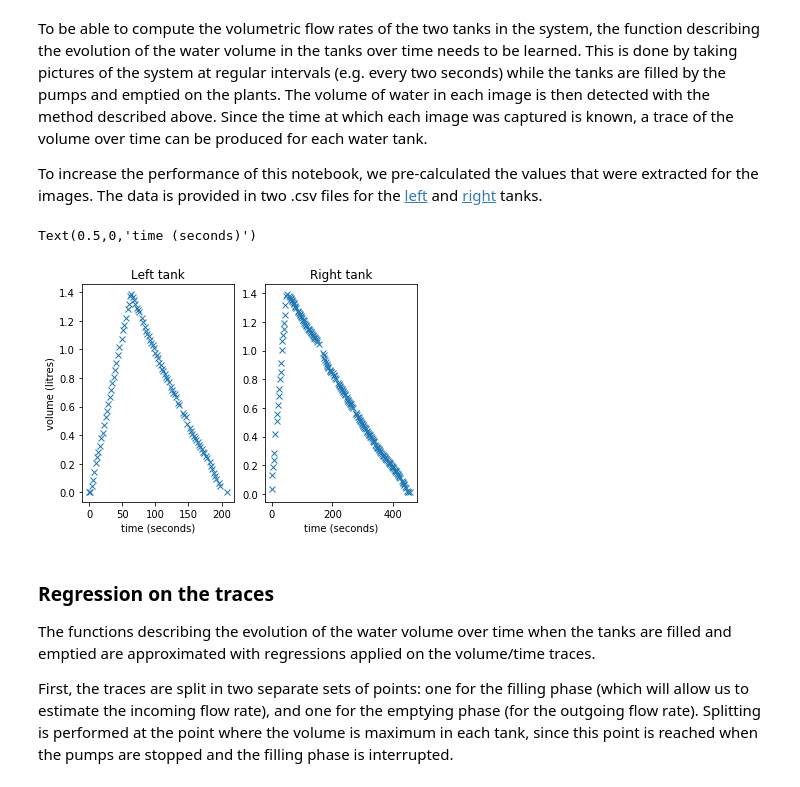
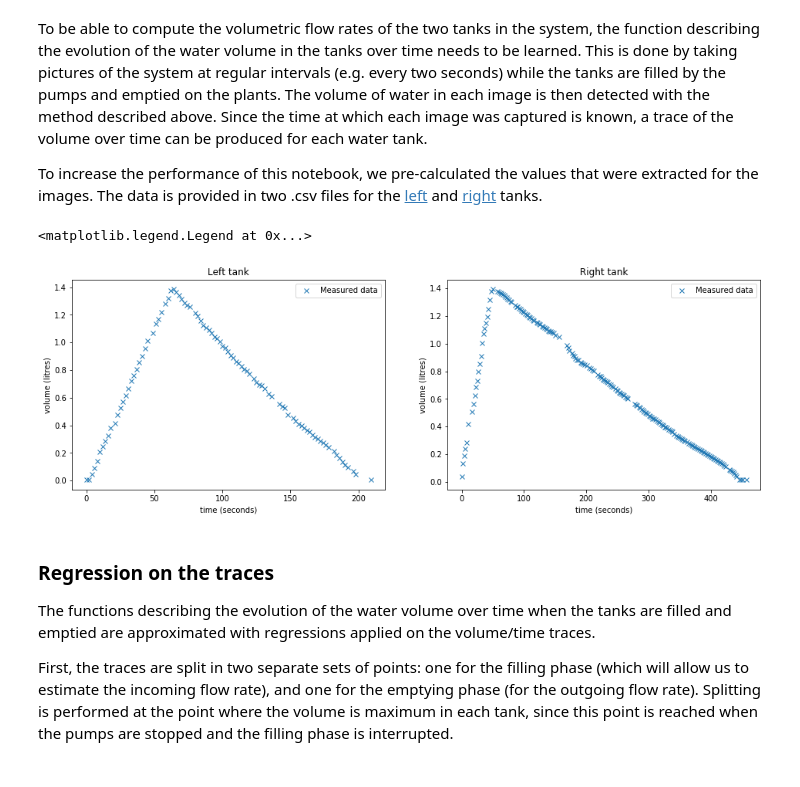
Before and after one commit to crestdsl/CREST, a Jupyter notebook: FlowCalculation.ipynb, the cells around one changed output. Saved outputs shown, nothing was run; the diff lists cells and outputs as text; code cells hidden in the pictures.

```diff
--- a/FlowCalculation.ipynb
+++ b/FlowCalculation.ipynb
@@ -171,22 +173,26 @@ The data is provided in two .csv files for the [left](files/time_volume_left.csv
 # %%
 # The traces of the water volume over time for the left and right tank
 # are loaded.
 xflow_left, yflow_left = load_data('files/time_volume_left.csv')
 xflow_right, yflow_right = load_data('files/time_volume_right.csv')
 
+# They are plotted.
 fig = plt.figure()
 ax1 = fig.add_subplot(1,2,1)
 ax1.plot(xflow_left, yflow_left, 'x')
 ax1.set_title("Left tank")
-plt.xlabel('time (seconds)')
-plt.ylabel('volume (litres)')
+ax1.set_xlabel('time (seconds)')
+ax1.set_ylabel('volume (litres)')
+ax1.legend(['Measured data'])
 ax2 = fig.add_subplot(1,2,2)
 ax2.plot(xflow_right, yflow_right, 'x')
 ax2.set_title("Right tank")
-plt.xlabel('time (seconds)')
+ax2.set_xlabel('time (seconds)')
+ax2.set_ylabel('volume (litres)')
+ax2.legend(['Measured data'])
 # %% [output]
-Text(0.5,0,'time (seconds)')
+<matplotlib.legend.Legend at 0x...>
-[figure, old version]
+[figure, new version]
 # %% [markdown]
 ### Regression on the traces
 The functions describing the evolution of the water volume over time when the tanks are filled and emptied are approximated with regressions applied on the volume/time traces.
```
Also changed, not shown: parts of 15 cells of this notebook, 3 other files.
